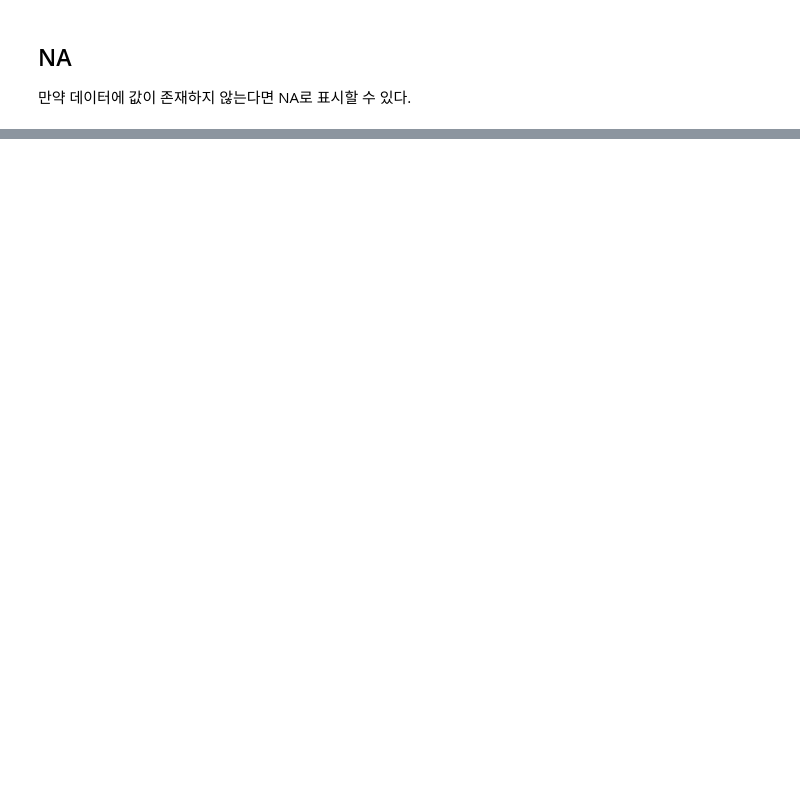
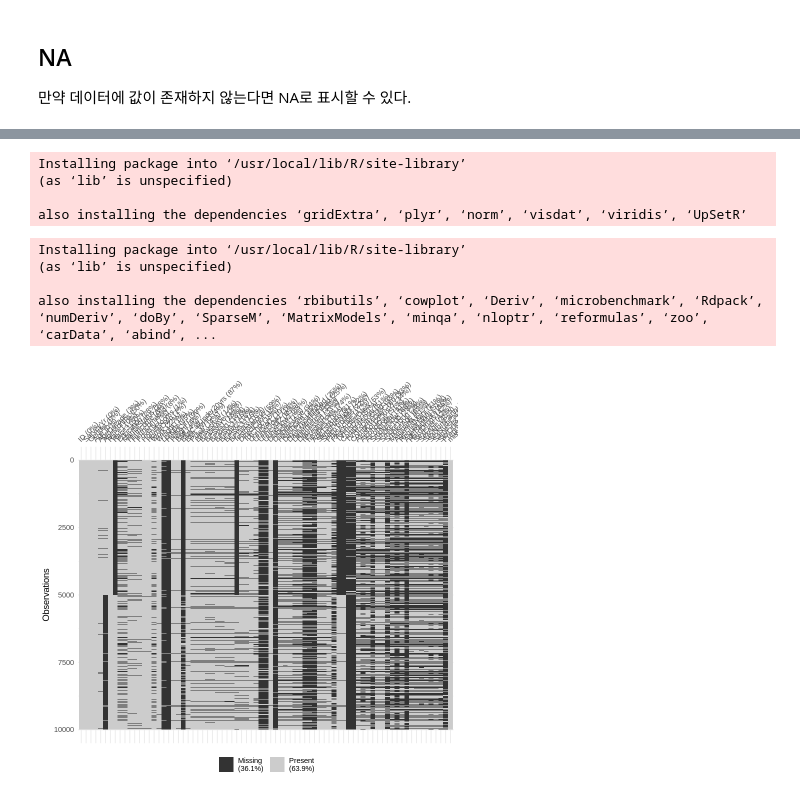
Before and after one commit to tarutear/2025-1, a Jupyter notebook: Introduction_to_R.ipynb, the cells around one changed output, grey strips where cells are left out. Drawn from its saved outputs; the diff is of its cells as text; code cells hidden in the pictures; blank space fills up the shorter version.

```diff
--- a/Introduction_to_R.ipynb
+++ b/Introduction_to_R.ipynb
@@ -110,0 +106,2 @@ A matrix: 4 × 2 of type lgl
+# %%
+nhanes <- NHANES %>% mutate(missing_phys_active = is.na(PhysActive))
@@ -110,0 +124,14 @@ A matrix: 4 × 2 of type lgl
+# %%
+install.packages("naniar")
+# %% [output]
+Installing package into ‘/usr/local/lib/R/site-library’
+(as ‘lib’ is unspecified)
+
+also installing the dependencies ‘gridExtra’, ‘plyr’, ‘norm’, ‘visdat’, ‘viridis’, ‘UpSetR’
+# %%
+install.packages("VIM")
+# %% [output]
+Installing package into ‘/usr/local/lib/R/site-library’
+(as ‘lib’ is unspecified)
+
+also installing the dependencies ‘rbibutils’, ‘cowplot’, ‘Deriv’, ‘microbenchmark’, ‘Rdpack’, ‘numDeriv’, ‘doBy’, ‘SparseM’, ‘MatrixModels’, ‘minqa’, ‘nloptr’, ‘reformulas’, ‘zoo’, ‘carData’, ‘abind’, ...
@@ -110,0 +140,4 @@ A matrix: 4 × 2 of type lgl
+# %%
+nhanes %>% vis_miss()
+# %% [output]
+[figure, added]
```
Also changed, not shown: parts of 11 cells of this notebook.
